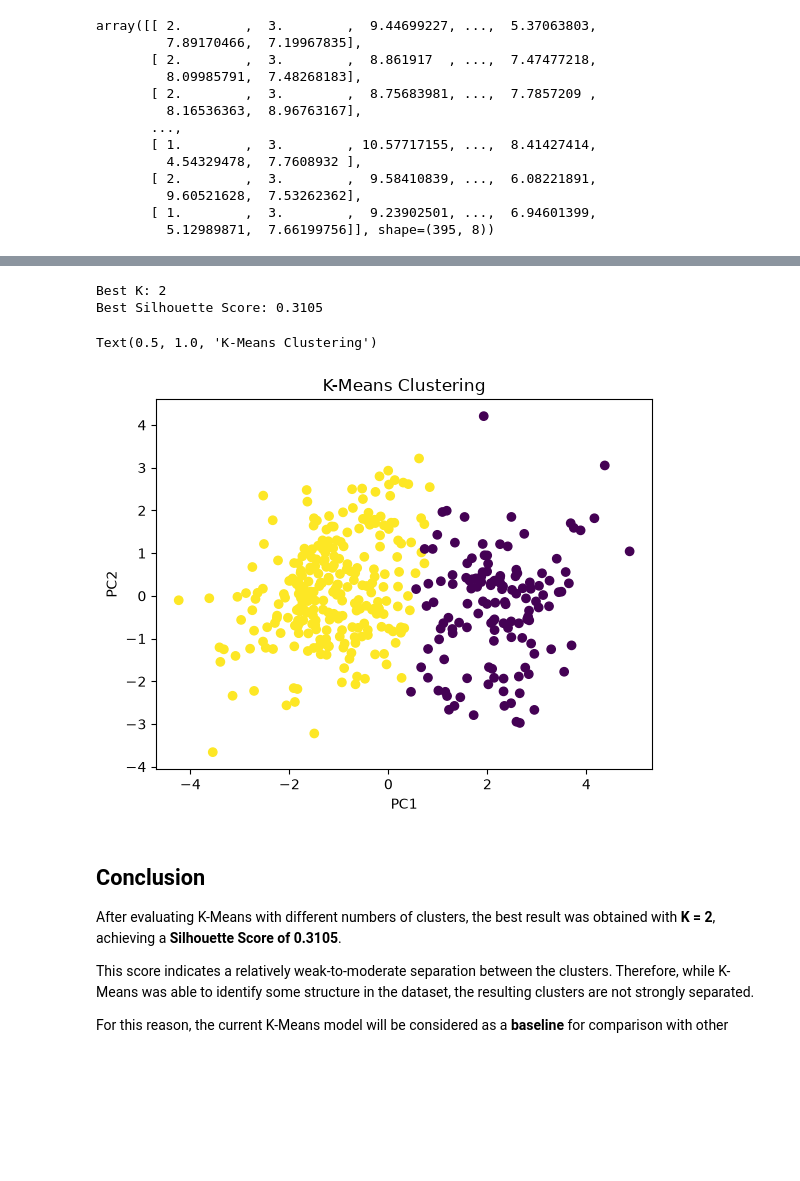
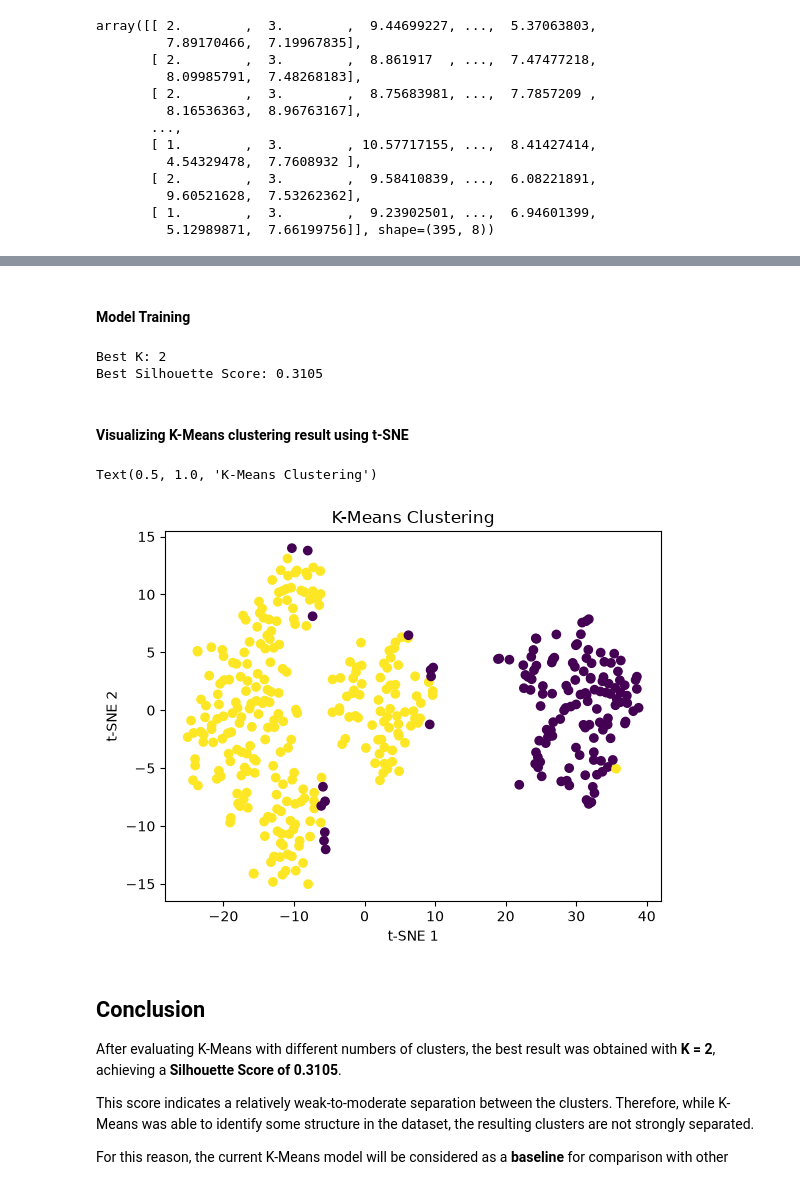
Before and after one commit to MohammadNasrollahiCE/Customer-Segmentation-Using-Clustering, a Jupyter notebook: notebooks/03_kmeans.ipynb, the cells around one changed output, grey strips where cells are left out. Cells and saved outputs as stored; diff of their text form; code cells hidden in the pictures; blank space fills up the shorter version.

```diff
--- a/notebooks/03_kmeans.ipynb
+++ b/notebooks/03_kmeans.ipynb
@@ -51,3 +62,5 @@ array([[ 2.        ,  3.        ,  9.44699227, ...,  5.37063803,
+# %% [markdown]
+#### Model Training
 # %%
 from src.clustering import kmeans_pipeline
 model = kmeans_pipeline(X_data)
@@ -56,21 +69,20 @@ labels = model.predict(X_data)
 # %% [output]
 Best K: 2
 Best Silhouette Score: 0.3105
+# %% [markdown]
+#### Visualizing K-Means clustering result using t-SNE
 # %%
-from sklearn.decomposition import PCA
-
 X_scaled = model.named_steps["scaler"].transform(X_data)
 
-pca = PCA(n_components= 2)
-X_pca = pca.fit_transform(X_scaled)
+tsne_vis = tsne_model(X_scaled)
 
-plt.scatter(X_pca[: , 0], X_pca[: , 1] , c = labels)
-plt.xlabel('PC1')
-plt.ylabel('PC2')
+plt.scatter(tsne_vis[: , 0], tsne_vis[: , 1] , c = labels)
+plt.xlabel('t-SNE 1')
+plt.ylabel('t-SNE 2')
 plt.title('K-Means Clustering')
 # %% [output]
 Text(0.5, 1.0, 'K-Means Clustering')
-[figure, old version]
+[figure, new version]
 # %% [markdown]
 ## Conclusion
 
```
Also changed, not shown: parts of 2 cells of this notebook, 1 other file.
